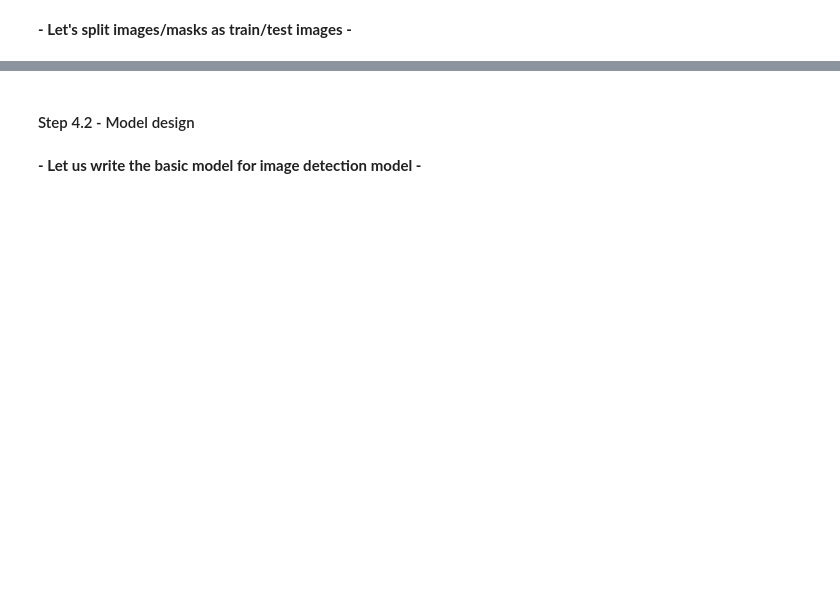
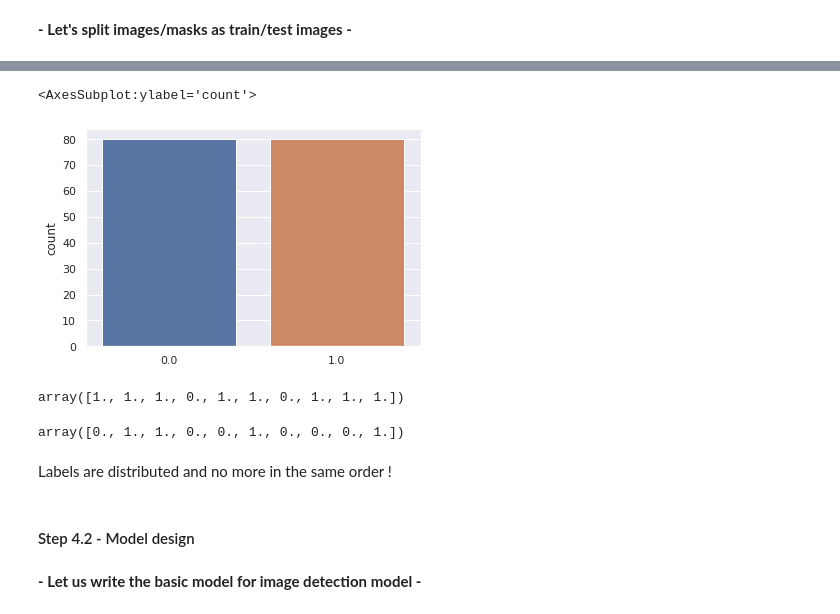
Before and after one commit to singhalgagan1/GreatLearningCapstoneProject, a Jupyter notebook: Practice/Karthik/Capstone_PneumoniaDetection_KarthikSanthanam.ipynb, the cells around one changed output, grey strips where cells are left out. Drawn from its saved outputs; the diff is of its cells as text; code cells hidden in the pictures; blank space fills up the shorter version.

```diff
--- a/Practice/Karthik/Capstone_PneumoniaDetection_KarthikSanthanam.ipynb
+++ b/Practice/Karthik/Capstone_PneumoniaDetection_KarthikSanthanam.ipynb
@@ -1349,3 +1377,20 @@ print("Shape of train_coor -> ", train_coor.shape, ", Shape of val_coor -> ", va
+# %%
+sns.countplot(test_label)
+# %% [output]
+<AxesSubplot:ylabel='count'>
+[figure, added]
+# %%
+# First 10 labels
+train_label[0:10]
+# %% [output]
+array([1., 1., 1., 0., 1., 1., 0., 1., 1., 1.])
+# %%
+# Last 10 labels
+train_label[-10:]
+# %% [output]
+array([0., 1., 1., 0., 0., 1., 0., 0., 0., 1.])
+# %% [markdown]
+Labels are distributed and no more in the same order !
 # %% [markdown]
 #### Step 4.2 - Model design
 # %% [markdown]
```
Also changed, not shown: parts of 35 cells of this notebook.
